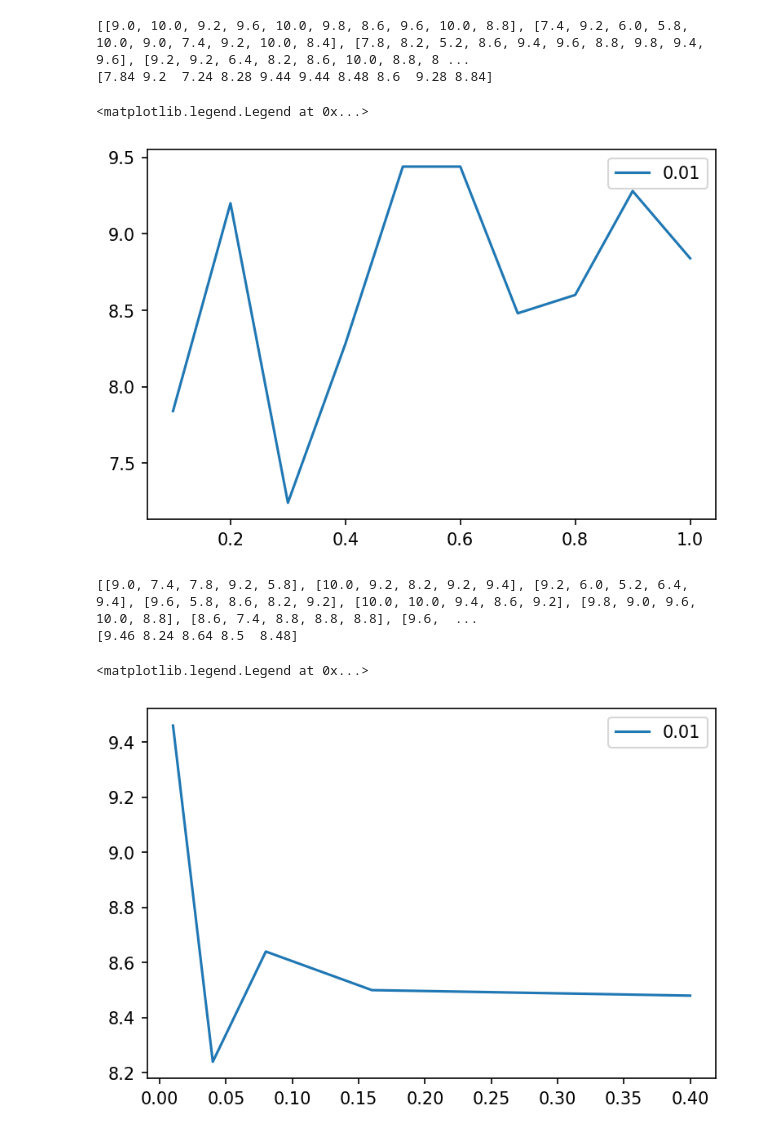
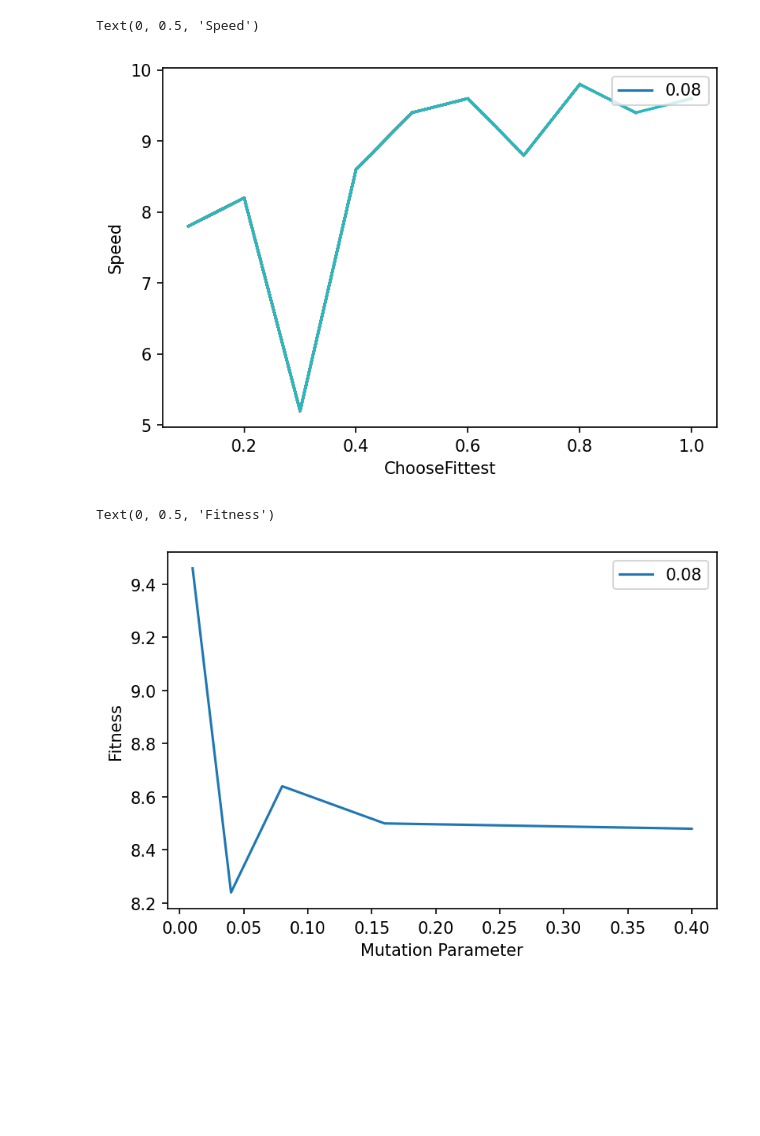
Before and after one commit to abhigandhi29/Self_Driving_2D, a Jupyter notebook: Data.ipynb, the cells around one changed output. Cells and saved outputs as stored; diff of their text form; code cells hidden in the pictures; blank space fills up the shorter version.

```diff
--- a/Data.ipynb
+++ b/Data.ipynb
@@ -94,9 +94,9 @@ data
 # %%
 import matplotlib.pyplot as plt
 import numpy as np
-mp = [0.01,0.04,0.08,0.16,0.4]
+mp = [0.16,0.04,0.08]
 plt.figure(dpi=150)
-for i in range(5):
+for i in range(3):
     x = []
     y = []
     for j in data:
@@ -106,4 +106,6 @@ for i in range(5):
             y.append(val)
     plt.plot(x,y)
 plt.legend(mp,loc=1)
+plt.xlabel('ChooseFittest')
+plt.ylabel('Fitness')
 # %% [output]
@@ -112,9 +114,9 @@ plt.legend(mp,loc=1)
 # %%
 import matplotlib.pyplot as plt
 import numpy as np
-cf = [0.1,0.2,0.3,0.4,0.5,0.6,0.7,0.8,0.9,1.0]
+cf = [0.1,0.2,0.3,0.4,0.5,0.8]
 plt.figure(dpi=150)
-for i in range(10):
+for i in range(6):
     x = []
     y = []
     for j in data:
@@ -124,4 +126,6 @@ for i in range(10):
             y.append(val)
     plt.plot(x,y)
 plt.legend(cf,loc=1)
+plt.xlabel('Mutation Parameter')
+plt.ylabel('Fitness')
 # %% [output]
@@ -130,31 +134,28 @@ plt.legend(cf,loc=1)
 # %%
 import matplotlib.pyplot as plt
 import numpy as np
-mp = [0.01,0.04,0.08,0.16,0.4]
+mp = 0.08
 plt.figure(dpi=150)
-x1 = []
-y1 = []
-for i in range(5):
-    x = []
-    y = []
-    for j in data:
-        if j['mp']==mp[i]:
-            x.append(j['cf'])
-            val = np.sum(np.array(j['gencounts']))/len(j['gencounts'])
-            y.append(val)
-    #plt.plot(x,y)
-    x1 = x
-    y1.append(y)
-print(y1)
-y1 = np.sum(np.array(y1),0)/5
-print(y1)
-plt.plot(x1,y1)
-plt.legend(mp,loc=1)
+
+x = []
+y = []
+for j in data:
+    if j['mp']==mp:
+        x.append(j['cf'])
+        val = np.sum(np.array(j['gencounts']))/len(j['gencounts'])
+        y.append(val)
+    plt.plot(x,y)
+
+#print(y1)
+#y1 = np.sum(np.array(y1),0)/5
+#print(y1)
+#plt.plot(x1,y1)
+plt.legend([mp],loc=1)
+plt.xlabel('ChooseFittest')
+plt.ylabel('Speed')
 # %% [output]
-[[9.0, 10.0, 9.2, 9.6, 10.0, 9.8, 8.6, 9.6, 10.0, 8.8], [7.4, 9.2, 6.0, 5.8, 10.0, 9.0, 7.4, 9.2, 10.0, 8.4], [7.8, 8.2, 5.2, 8.6, 9.4, 9.6, 8.8, 9.8, 9.4, 9.6], [9.2, 9.2, 6.4, 8.2, 8.6, 10.0, 8.8, 8 ...
-[7.84 9.2  7.24 8.28 9.44 9.44 8.48 8.6  9.28 8.84]
+Text(0, 0.5, 'Speed')
-<matplotlib.legend.Legend at 0x...>
-[figure, old version]
+[figure, new version]
 # %%
 import matplotlib.pyplot as plt
 import numpy as np
@@ -173,13 +174,13 @@ for i in range(10):
     #plt.plot(x,y)
     x1 = x
     y1.append(y)
-print(y1)
+#print(y1)
 y1 = np.sum(np.array(y1),0)/10
-print(y1)
+#print(y1)
 plt.plot(x1,y1)
-plt.legend(mp,loc=1)
+#plt.legend([mp],loc=1)
+plt.xlabel('Mutation Parameter')
+plt.ylabel('Fitness')
 # %% [output]
-[[9.0, 7.4, 7.8, 9.2, 5.8], [10.0, 9.2, 8.2, 9.2, 9.4], [9.2, 6.0, 5.2, 6.4, 9.4], [9.6, 5.8, 8.6, 8.2, 9.2], [10.0, 10.0, 9.4, 8.6, 9.2], [9.8, 9.0, 9.6, 10.0, 8.8], [8.6, 7.4, 8.8, 8.8, 8.8], [9.6,  ...
-[9.46 8.24 8.64 8.5  8.48]
+Text(0, 0.5, 'Fitness')
-<matplotlib.legend.Legend at 0x...>
-[figure, old version]
+[figure, new version]
```
Also changed, not shown: parts of 2 cells of this notebook.
